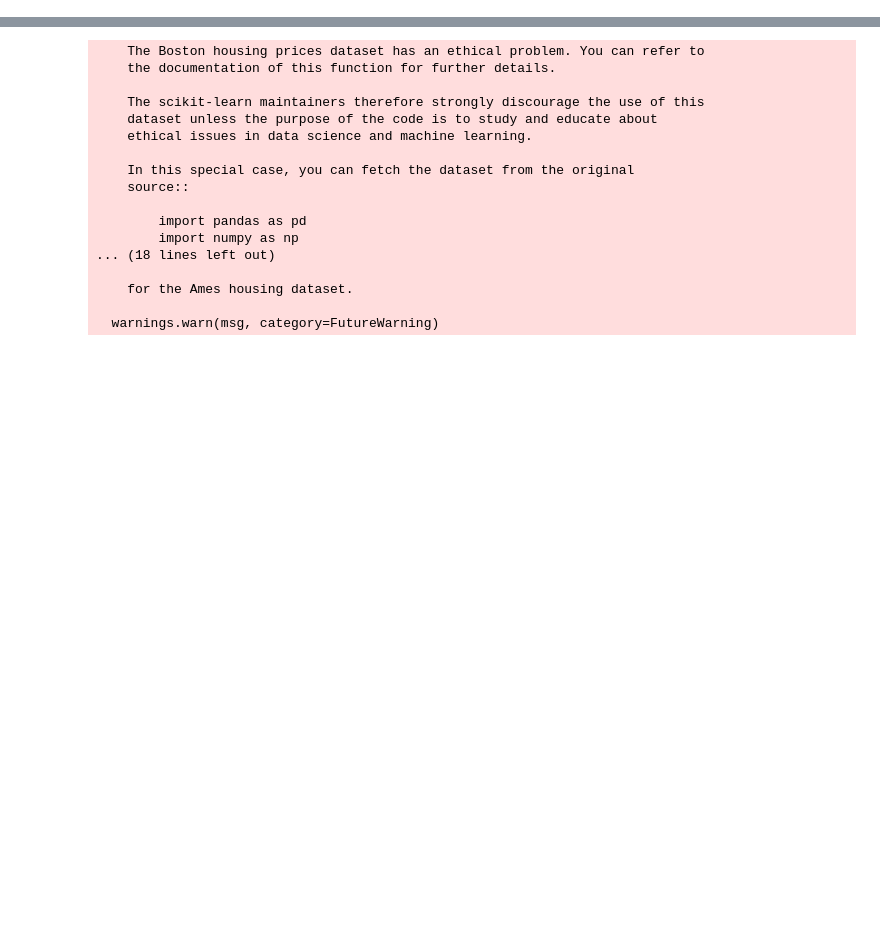
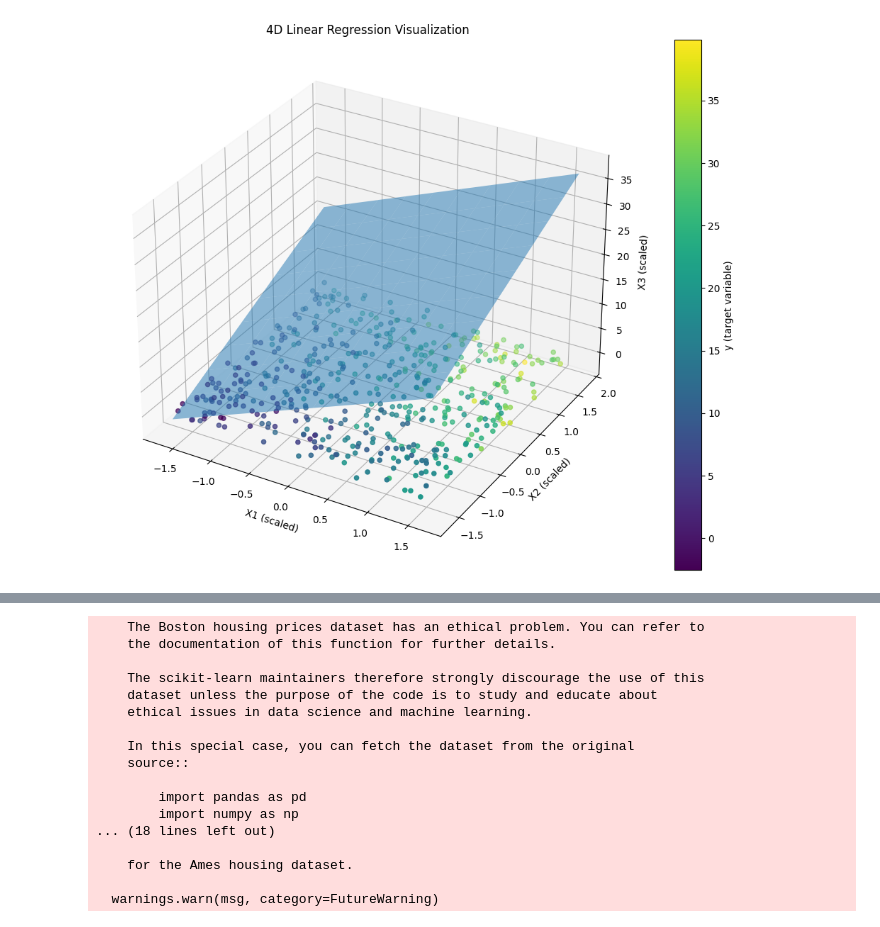
Before and after one commit to satyaprakashdhfm/ML--DL--NOTES, a Jupyter notebook: 1.ML REGRESSION/Linear Regression ML Implementation.ipynb.ipynb, the cells around one changed output, grey strips where cells are left out. Saved outputs shown, nothing was run; the diff lists cells and outputs as text; code cells hidden in the pictures; blank space fills up the shorter version.

```diff
--- a/1.ML REGRESSION/Linear Regression ML Implementation.ipynb.ipynb
+++ b/1.ML REGRESSION/Linear Regression ML Implementation.ipynb.ipynb
@@ -0,0 +1,83 @@
+# %%
+import numpy as np
+import pandas as pd
+import matplotlib.pyplot as plt
+from mpl_toolkits.mplot3d import Axes3D
+from sklearn.linear_model import LinearRegression
+from sklearn.preprocessing import StandardScaler
+
+# Set random seed for reproducibility
+np.random.seed(42)
+
+# Generate sample data
+n_samples = 500
+X1 = np.random.rand(n_samples) * 10
+X2 = np.random.rand(n_samples) * 5
+X3 = np.random.rand(n_samples) * 8
+
+# Create the dependent variable with some noise
+y = 2 * X1 + 3.5 * X2 - 1.5 * X3 + np.random.randn(n_samples) * 2 + 5
+
+# Create a DataFrame
+df = pd.DataFrame({
+    'X1': X1,
+    'X2': X2,
+    'X3': X3,
+    'y': y
+})
+
+# Prepare the data
+X = df[['X1', 'X2', 'X3']]
+y = df['y']
+
+# Scale the features
+scaler = StandardScaler()
+X_scaled = scaler.fit_transform(X)
+
+# Create and train the model
+model = LinearRegression()
+model.fit(X_scaled, y)
+
+# Create a meshgrid for the hyperplane
+xx1, xx2 = np.meshgrid(np.linspace(X_scaled[:,0].min(), X_scaled[:,0].max(), 10),
+                       np.linspace(X_scaled[:,1].min(), X_scaled[:,1].max(), 10))
+XX = np.column_stack([xx1.ravel(), xx2.ravel(), np.zeros(xx1.ravel().shape[0])])
+
+# Predict using the model
+Z = model.predict(XX).reshape(xx1.shape)
+
+# Create the 3D plot
+fig = plt.figure(figsize=(12, 8))
+ax = fig.add_subplot(111, projection='3d')
+
+# Scatter plot
+scatter = ax.scatter(X_scaled[:, 0], X_scaled[:, 1], X_scaled[:, 2], c=y, cmap='viridis')
+
+# Plot the hyperplane
+ax.plot_surface(xx1, xx2, Z, alpha=0.5)
+
+# Set labels and title
+ax.set_xlabel('X1 (scaled)')
+ax.set_ylabel('X2 (scaled)')
+ax.set_zlabel('X3 (scaled)')
+ax.set_title('4D Linear Regression Visualization')
+
+# Add a color bar
+cbar = fig.colorbar(scatter)
+cbar.set_label('y (target variable)')
+
+# Show the plot
+plt.tight_layout()
+plt.show()
+
+# Print model coefficients
+print("Model Coefficients:")
+for feature, coef in zip(X.columns, model.coef_):
+    print(f"{feature}: {coef:.4f}")
+print(f"Intercept: {model.intercept_:.4f}")
+
+# Calculate and print R-squared
+r_squared = model.score(X_scaled, y)
+print(f"\nR-squared: {r_squared:.4f}")
+# %% [output]
+[figure, added]
```
Also changed, not shown: parts of 2 cells of this notebook, 14 other files.
